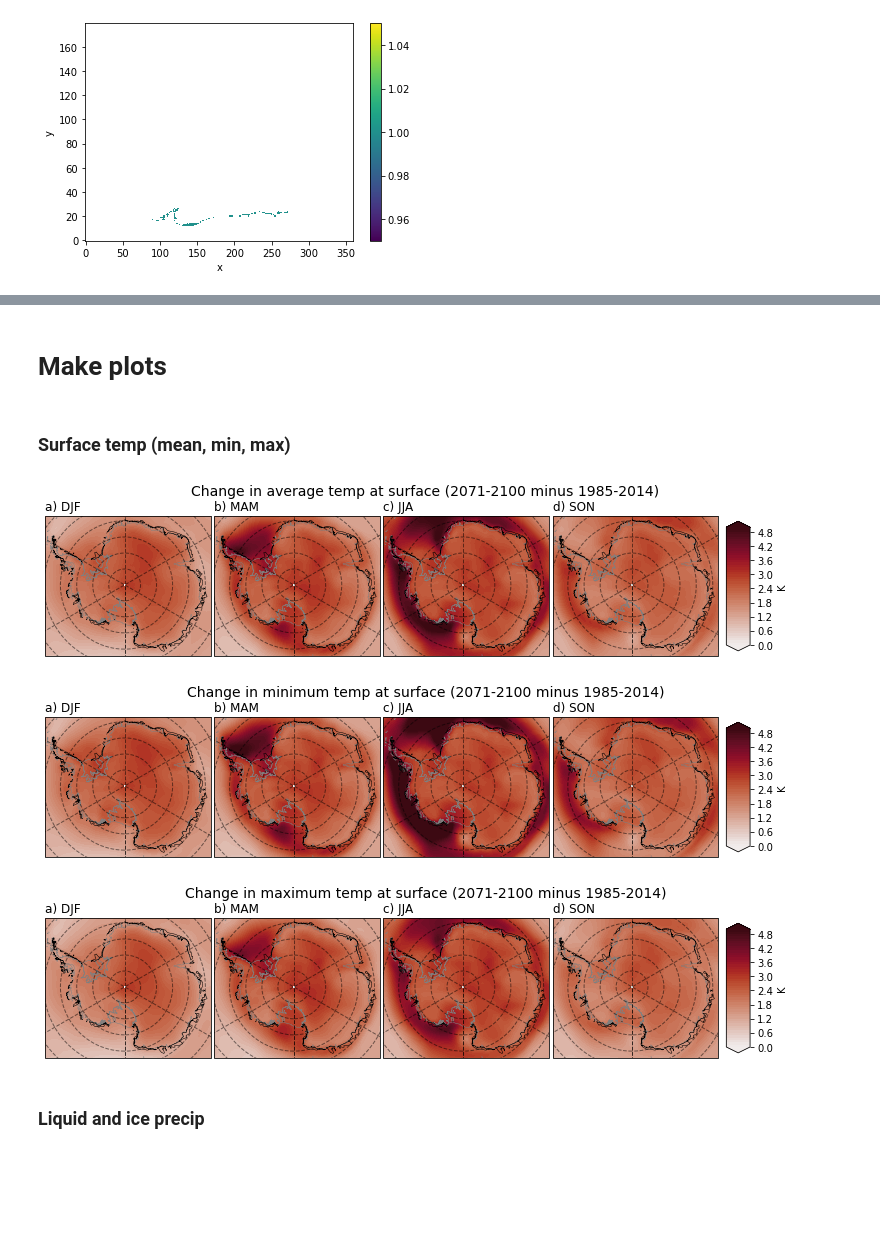
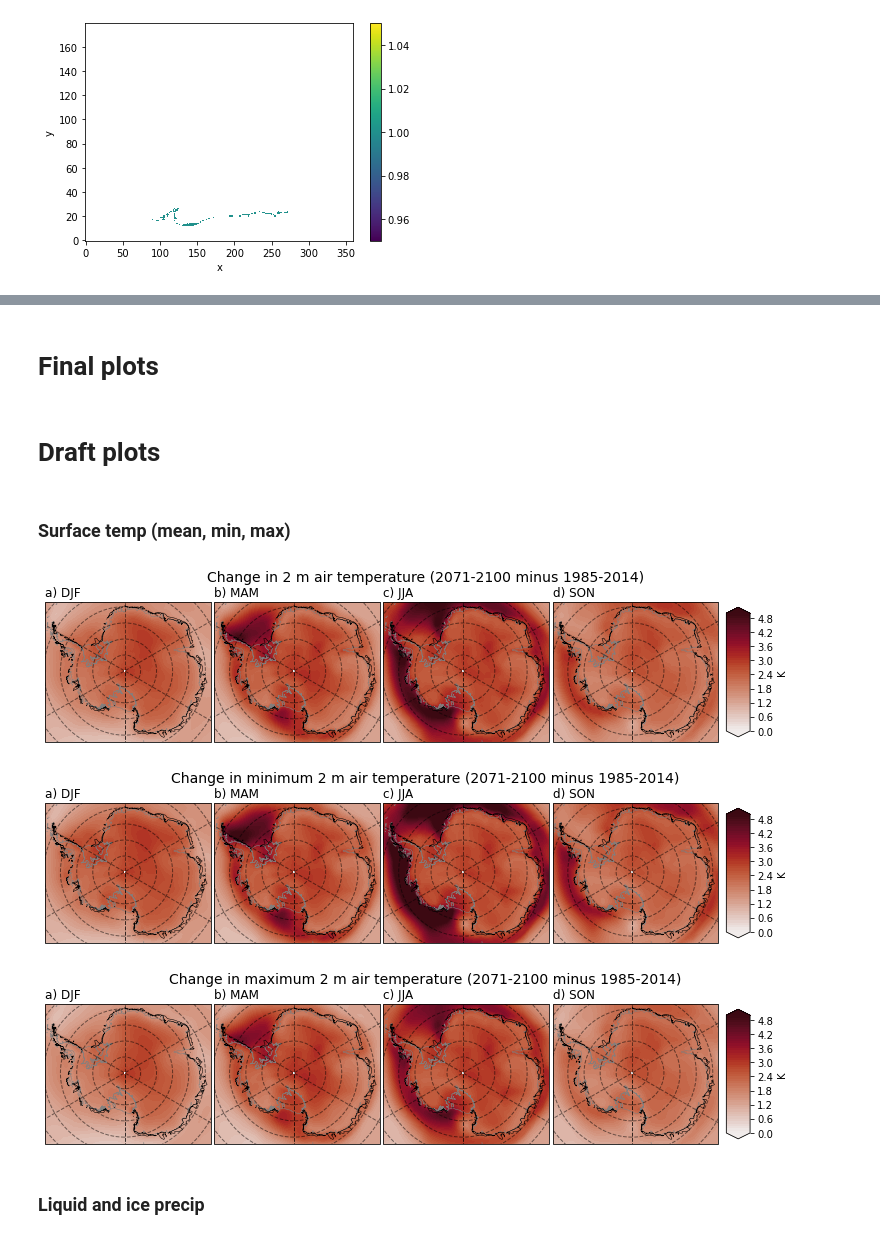
Before and after one commit to sfiddes/code_for_publications, a Jupyter notebook: fast_ice_review/CMIP6_fast_ice_review.ipynb, the cells around one changed output, grey strips where cells are left out. Saved outputs shown, nothing was run; the diff lists cells and outputs as text; code cells hidden in the pictures; blank space fills up the shorter version.

```diff
--- a/fast_ice_review/CMIP6_fast_ice_review.ipynb
+++ b/fast_ice_review/CMIP6_fast_ice_review.ipynb
@@ -3,6 +3,7 @@ import sys
 import os
 import matplotlib.pyplot as plt
 import matplotlib.colors as colors
+import matplotlib
 import numpy as np
 import cartopy.crs as ccrs
 import cartopy.feature as cfeature
@@ -15,6 +16,7 @@ import cmocean
 import metpy.calc as mtpy
 import xesmf as xe
 from math import log10, floor
+matplotlib.rcParams['pdf.fonttype'] = 42
 # %%
 cd /home/563/slf563/code/gadi/jk72/CMIP_eval/
 # %% [output]
@@ -297,4 +299,4 @@ Incoming shortwave radiation (W\,m$^{-2}$) &   -12.6 (253.0) &    -2.1 (34.9) &
 \bottomrule
 \end{tabular}
 # %% [markdown]
-# Make plots
+# Final plots
@@ -301,23 +418,25 @@ Incoming shortwave radiation (W\,m$^{-2}$) &   -12.6 (253.0) &    -2.1 (34.9) &
+# %% [markdown]
+# Draft plots
 # %% [markdown]
 ### Surface temp (mean, min, max)
 # %%
-p = plot_CMIP(models_tas.tas,'Change in average temp at surface (2071-2100 minus 1985-2014)','K',
+p = plot_CMIP(models_tas.tas,'Change in 2 m air temperature (2071-2100 minus 1985-2014)','K',
               levels=np.arange(0,5.1,0.1),cmap2=truncate_colormap(cmocean.cm.balance,0.5,1))
 plt.savefig('tas.pdf')
 # %% [output]
-[figure, old version]
+[figure, new version]
 # %%
-p = plot_CMIP(models_tasmin.tasmin,'Change in minimum temp at surface (2071-2100 minus 1985-2014)','K',
+p = plot_CMIP(models_tasmin.tasmin,'Change in minimum 2 m air temperature (2071-2100 minus 1985-2014)','K',
               levels=np.arange(0,5.1,0.1),cmap2=truncate_colormap(cmocean.cm.balance,0.5,1))
 plt.savefig('tasmin.pdf')
 # %% [output]
-[figure, old version]
+[figure, new version]
 # %%
-p = plot_CMIP(models_tasmax.tasmax,'Change in maximum temp at surface (2071-2100 minus 1985-2014)','K',
+p = plot_CMIP(models_tasmax.tasmax,'Change in maximum 2 m air temperature (2071-2100 minus 1985-2014)','K',
               levels=np.arange(0,5.1,0.1),cmap2=truncate_colormap(cmocean.cm.balance,0.5,1))
 plt.savefig('tasmax.pdf')
 # %% [output]
-[figure, old version]
+[figure, new version]
 # %% [markdown]
 ### Liquid and ice precip
 # %%
```
Also changed, not shown: parts of 10 cells of this notebook.
